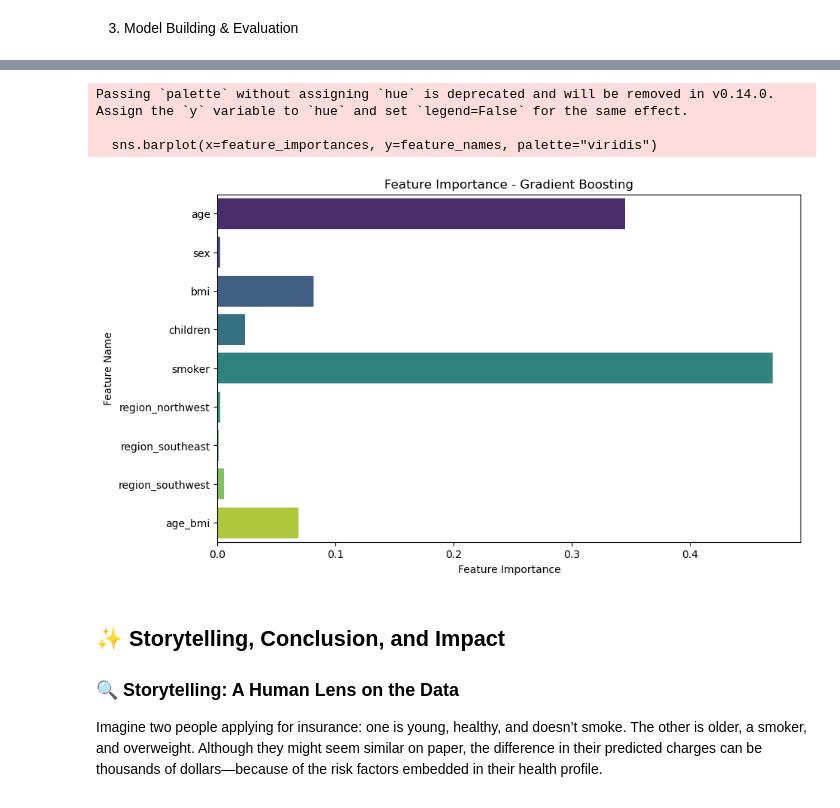
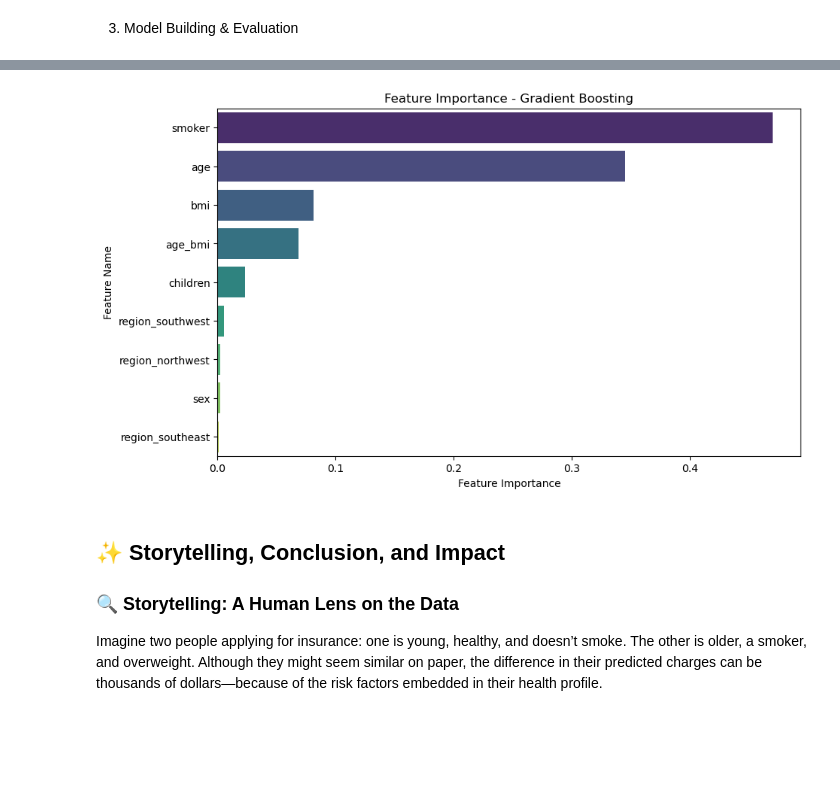
Before and after one commit to tejashri0/health-insurance-analysis, a Jupyter notebook: GroupProjectDataMining.ipynb, the cells around one changed output, grey strips where cells are left out. Drawn from its saved outputs; the diff is of its cells as text; code cells hidden in the pictures; blank space fills up the shorter version.

```diff
--- a/GroupProjectDataMining.ipynb
+++ b/GroupProjectDataMining.ipynb
@@ -50,7 +50,8 @@ from sklearn.model_selection import train_test_split
 from scipy import stats
 
 # Load dataset
-df = pd.read_csv('insurance.csv')
+df_raw = pd.read_csv('insurance.csv')  # Keep raw for EDA
+df = df_raw.copy()  # Copy for preprocessing
 
 # Overview of the dataset
 print("Dataset Info:")
@@ -285,23 +292,26 @@ Cross-validation R²: 0.6423947986515284
 # %%
 # Feature Importance Plot for best model
 best_model_name = "Gradient Boosting"
 best_model = gb
 
 if hasattr(best_model, "feature_importances_"):
     feature_importances = best_model.feature_importances_
     feature_names = X.columns
 
+    # Create DataFrame for sorting
+    feat_df = pd.DataFrame({
+        "Feature": feature_names,
+        "Importance": feature_importances
+    }).sort_values(by="Importance", ascending=False)
+
     plt.figure(figsize=(10, 6))
-    sns.barplot(x=feature_importances, y=feature_names, palette="viridis")
+    sns.barplot(data=feat_df, x="Importance", y="Feature", palette="viridis", hue="Feature", dodge=False, legend=False)
     plt.xlabel("Feature Importance")
     plt.ylabel("Feature Name")
     plt.title(f"Feature Importance - {best_model_name}")
     plt.show()
 # %% [output]
-Passing `palette` without assigning `hue` is deprecated and will be removed in v0.14.0. Assign the `y` variable to `hue` and set `legend=False` for the same effect.
-
-  sns.barplot(x=feature_importances, y=feature_names, palette="viridis")
-[figure, old version]
+[figure, new version]
 # %% [markdown]
 
 ## ✨ Storytelling, Conclusion, and Impact
```
Also changed, not shown: parts of 3 cells of this notebook.
